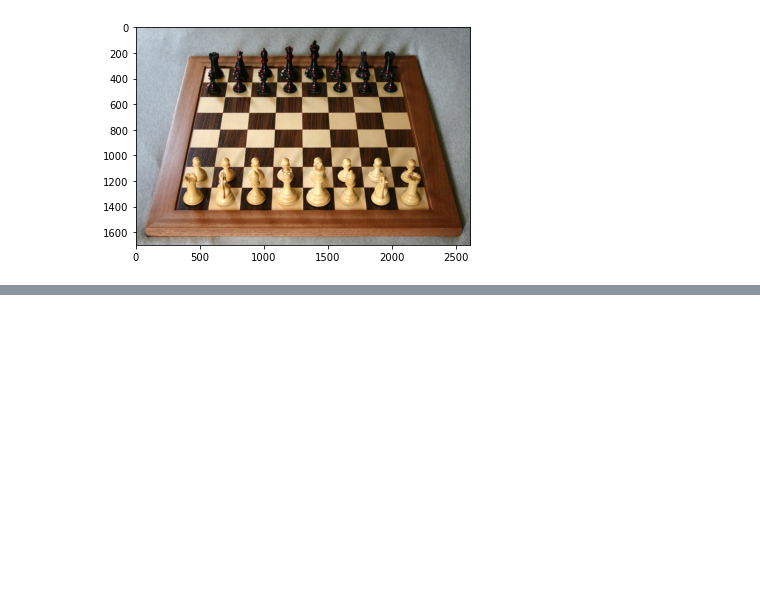
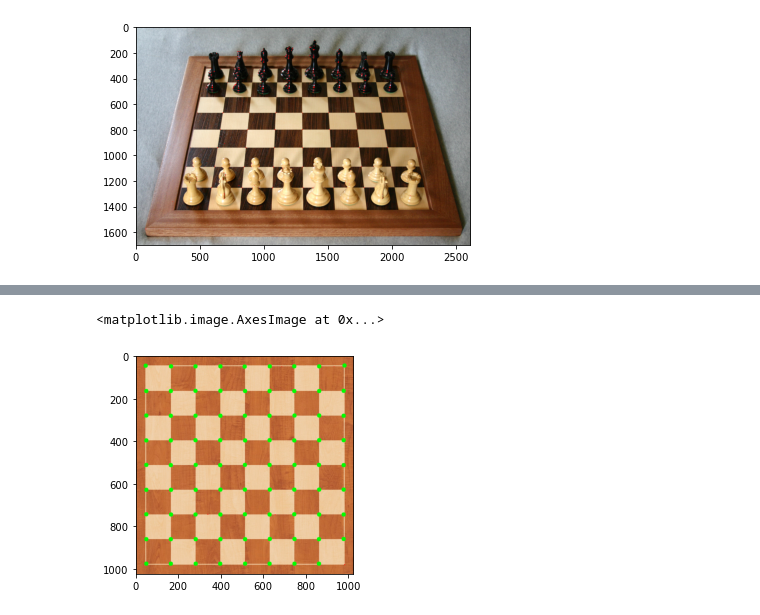
Before and after one commit to jasimahmedkhan/Computer-Vision-Projects, a Jupyter notebook: corner_detection.ipynb, the cells around one changed output, grey strips where cells are left out. Saved outputs shown, nothing was run; the diff lists cells and outputs as text; code cells hidden in the pictures; blank space fills up the shorter version.

```diff
--- a/corner_detection.ipynb
+++ b/corner_detection.ipynb
@@ -57,0 +82,5 @@ plt.imshow(real_chess)
+# %%
+plt.imshow(flat_chess)
+# %% [output]
+<matplotlib.image.AxesImage at 0x...>
+[figure, added]
```
Also changed, not shown: parts of 6 cells of this notebook.
